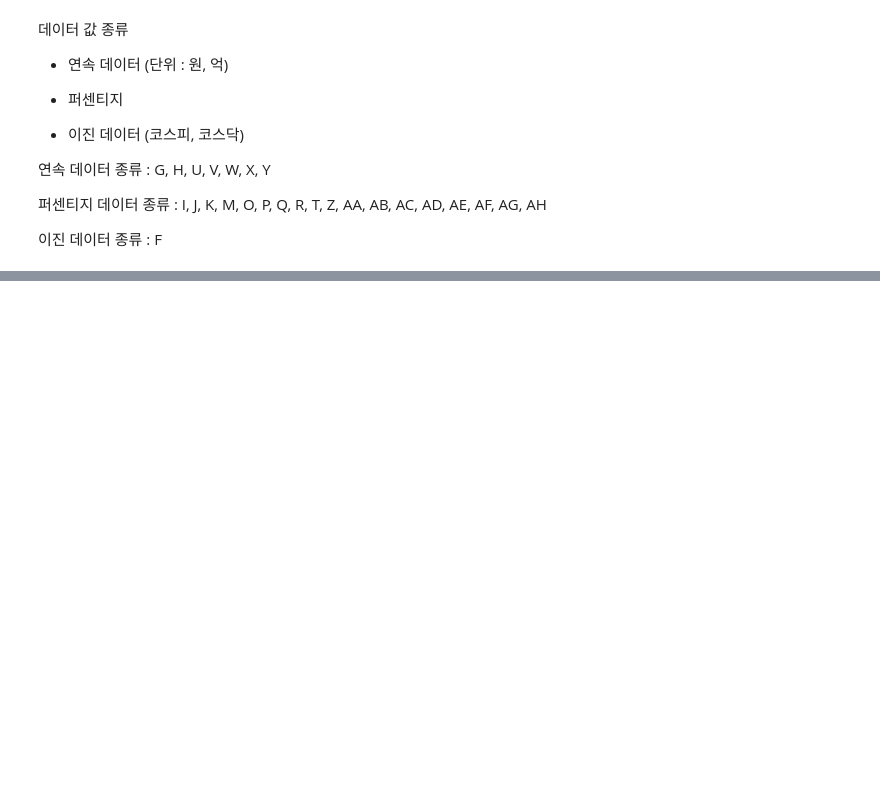
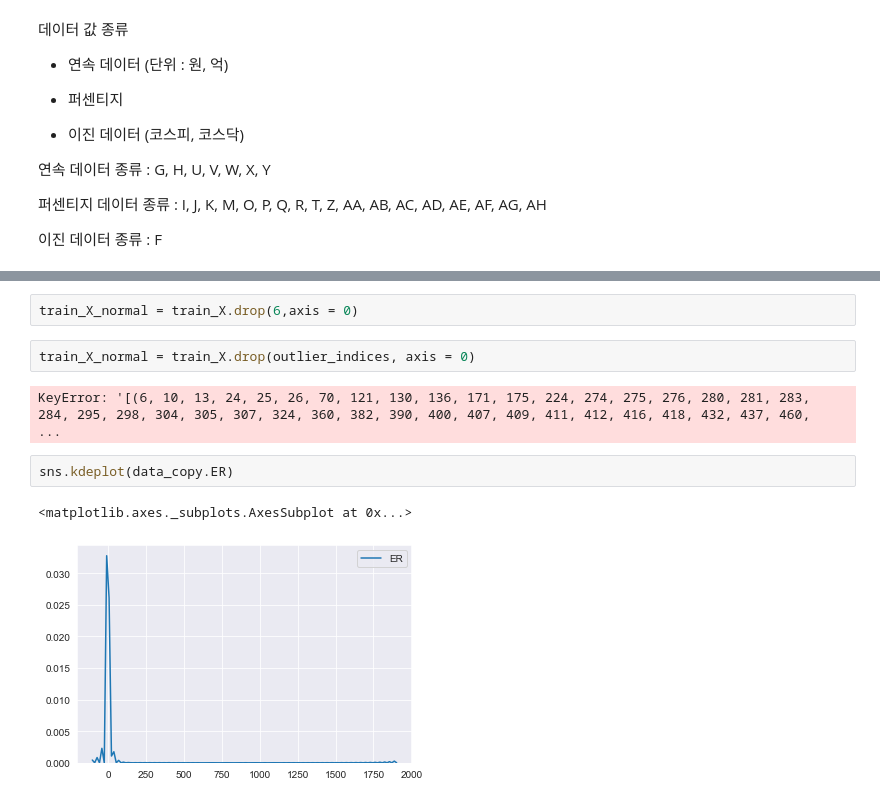
Before and after one commit to codingKYU/Deep-Learning, a Jupyter notebook: Quant_prediction/Quant project.ipynb, the cells around one changed output, grey strips where cells are left out. Cells and saved outputs as stored; diff of their text form; blank space fills up the shorter version.

```diff
--- a/Quant_prediction/Quant project.ipynb
+++ b/Quant_prediction/Quant project.ipynb
@@ -796,0 +912,11 @@ test_Y = test_set['G']
+# %%
+train_X_normal = train_X.drop(6,axis = 0)
+# %%
+train_X_normal = train_X.drop(outlier_indices, axis = 0)
+# %% [output]
+KeyError: '[(6, 10, 13, 24, 25, 26, 70, 121, 130, 136, 171, 175, 224, 274, 275, 276, 280, 281, 283, 284, 295, 298, 304, 305, 307, 324, 360, 382, 390, 400, 407, 409, 411, 412, 416, 418, 432, 437, 460,  ...
+# %%
+sns.kdeplot(data_copy.ER)
+# %% [output]
+<matplotlib.axes._subplots.AxesSubplot at 0x...>
+[figure, added]
```
Also changed, not shown: parts of 28 cells of this notebook.
